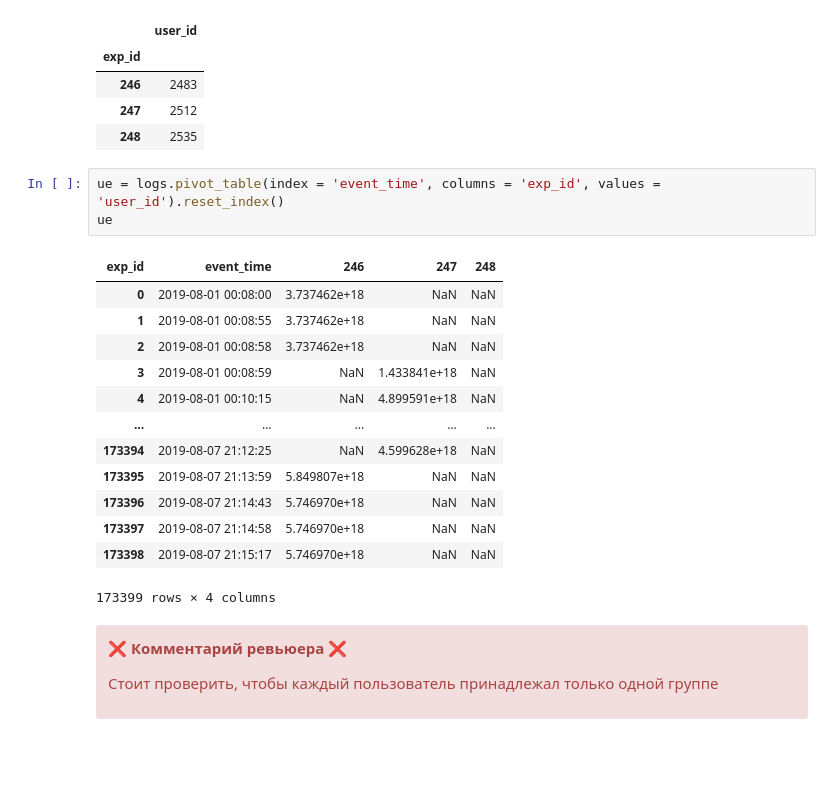
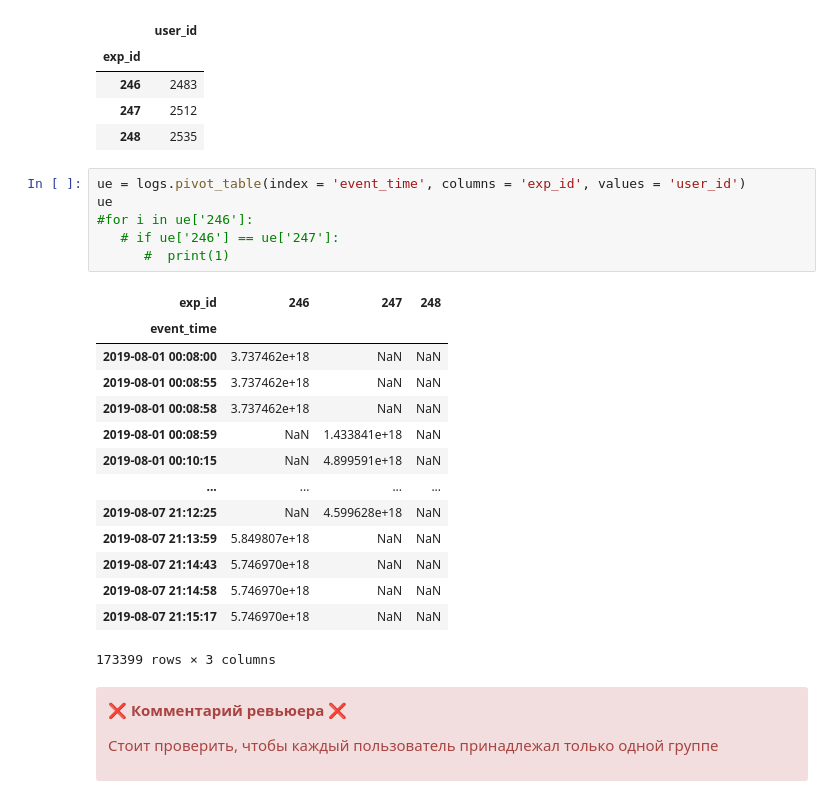
Before and after one commit to DaniilDonike/Practicum-2, a Jupyter notebook: prefab_project_2.ipynb, the cells around one changed output. Cells and saved outputs as stored; diff of their text form; blank space fills up the shorter version.

```diff
--- a/prefab_project_2.ipynb
+++ b/prefab_project_2.ipynb
@@ -414,23 +414,27 @@ logs.groupby('exp_id')['user_id'].nunique().to_frame()
 | 246 | 2483 |
 | 247 | 2512 |
 | 248 | 2535 |
-# %%
-ue = logs.pivot_table(index = 'event_time', columns = 'exp_id', values = 'user_id').reset_index()
-ue
-# %% [output]
-| exp_id | event_time | 246 | 247 | 248 |
-| 0 | 2019-08-01 00:08:00 | 3.737462e+18 | NaN | NaN |
-| 1 | 2019-08-01 00:08:55 | 3.737462e+18 | NaN | NaN |
-| 2 | 2019-08-01 00:08:58 | 3.737462e+18 | NaN | NaN |
-| 3 | 2019-08-01 00:08:59 | NaN | 1.433841e+18 | NaN |
-| 4 | 2019-08-01 00:10:15 | NaN | 4.899591e+18 | NaN |
-| ... | ... | ... | ... | ... |
-| 173394 | 2019-08-07 21:12:25 | NaN | 4.599628e+18 | NaN |
-| 173395 | 2019-08-07 21:13:59 | 5.849807e+18 | NaN | NaN |
-| 173396 | 2019-08-07 21:14:43 | 5.746970e+18 | NaN | NaN |
-| 173397 | 2019-08-07 21:14:58 | 5.746970e+18 | NaN | NaN |
-| 173398 | 2019-08-07 21:15:17 | 5.746970e+18 | NaN | NaN |
-173399 rows × 4 columns
+# %%
+ue = logs.pivot_table(index = 'event_time', columns = 'exp_id', values = 'user_id')
+ue
+#for i in ue['246']:
+   # if ue['246'] == ue['247']:
+      #  print(1)
+# %% [output]
+| exp_id | 246 | 247 | 248 |
+| event_time |  |  |  |
+| 2019-08-01 00:08:00 | 3.737462e+18 | NaN | NaN |
+| 2019-08-01 00:08:55 | 3.737462e+18 | NaN | NaN |
+| 2019-08-01 00:08:58 | 3.737462e+18 | NaN | NaN |
+| 2019-08-01 00:08:59 | NaN | 1.433841e+18 | NaN |
+| 2019-08-01 00:10:15 | NaN | 4.899591e+18 | NaN |
+| ... | ... | ... | ... |
+| 2019-08-07 21:12:25 | NaN | 4.599628e+18 | NaN |
+| 2019-08-07 21:13:59 | 5.849807e+18 | NaN | NaN |
+| 2019-08-07 21:14:43 | 5.746970e+18 | NaN | NaN |
+| 2019-08-07 21:14:58 | 5.746970e+18 | NaN | NaN |
+| 2019-08-07 21:15:17 | 5.746970e+18 | NaN | NaN |
+173399 rows × 3 columns
 # %% [markdown]
 <div class="alert alert-danger">
 
```
Also changed, not shown: parts of 14 cells of this notebook.
